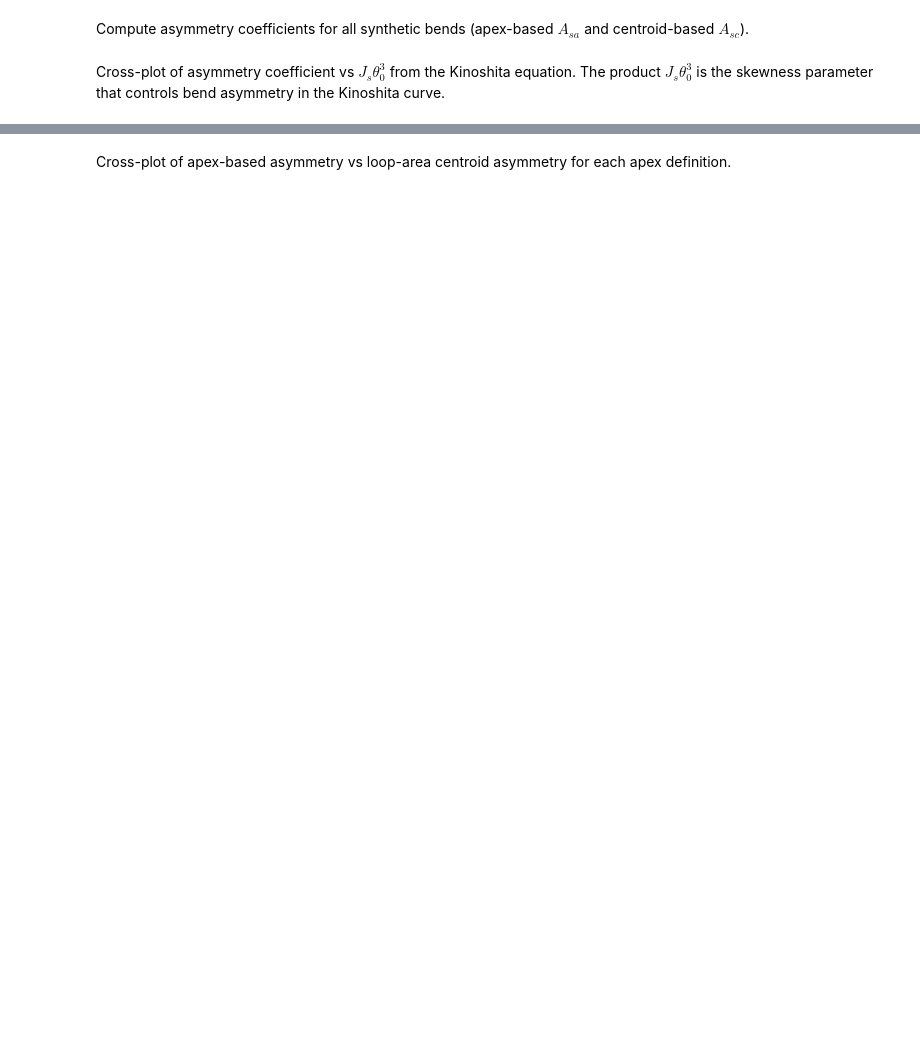
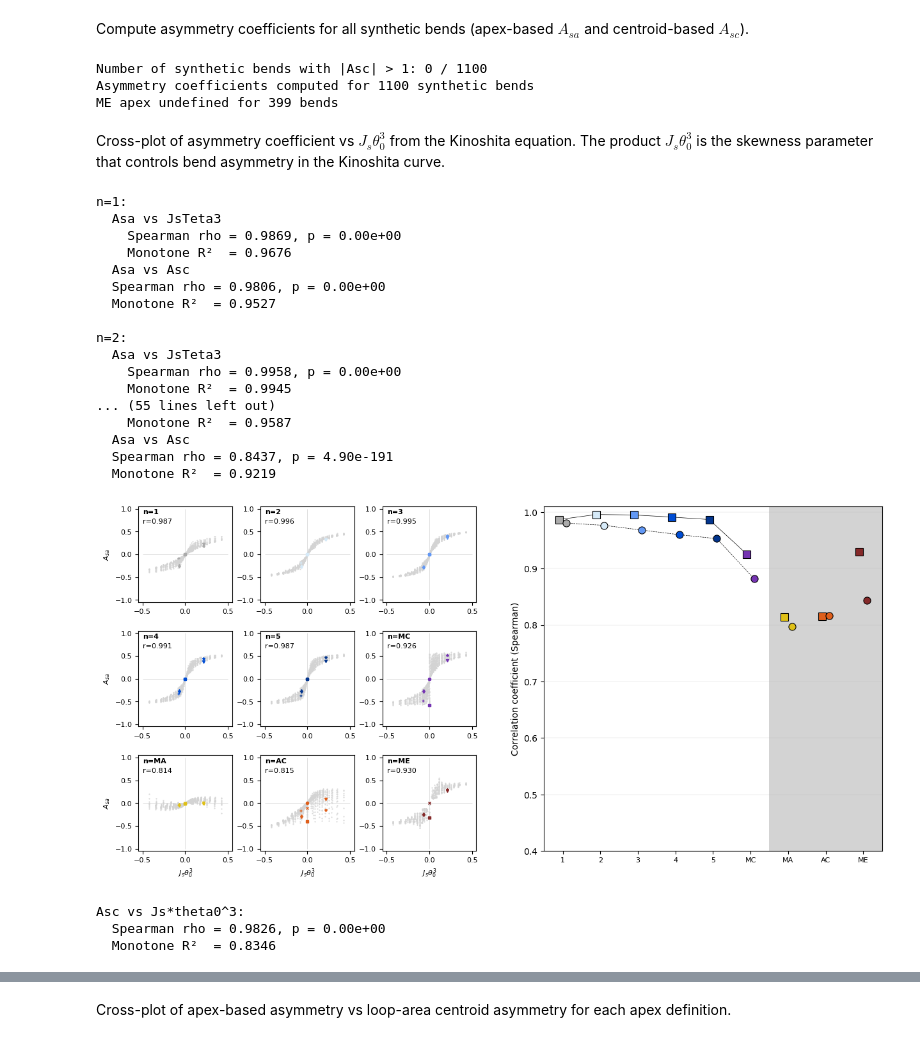
Before and after one commit to martin-lemay/pyBenD, a Jupyter notebook: notebooks/bend_apex_detection.ipynb, the cells around one changed output, grey strips where cells are left out. Saved outputs shown, nothing was run; the diff lists cells and outputs as text; code cells hidden in the pictures; blank space fills up the shorter version.

Commit message:
update bend apex notebook

```diff
--- a/notebooks/bend_apex_detection.ipynb
+++ b/notebooks/bend_apex_detection.ipynb
@@ -279,7 +285,6 @@ def plot_bend_results(coords0, bend_name, df, outer, figure):
     # rotate x,y coordinates
     rot = np.array([[cos, -sin], [sin, cos]])
     coords = np.dot(coords0, rot)
-    coords -= (coords[0] + coords[1]) / 2.0
 
     # get bend points and translate it to get its center at (0,0)
     bend = np.copy(coords[i_inflex1:i_inflex2+1])
@@ -419,6 +462,7 @@ asymmetry_apex_all = np.full((nb_bends, 10), np.nan)
 asymmetry_centroid_all = np.full(nb_bends, np.nan)
 # generate kinoshita bends varying parameters
 bendIndex = 0
+nb_me_undefined = 0
 for teta_max0 in np.linspace(50, 110, nb_TetaMax):
     teta_max = teta_max0 * np.pi / 180.
     for Js in np.linspace(-0.06, 0.06, nb_Js):
@@ -434,6 +478,11 @@ for teta_max0 in np.linspace(50, 110, nb_TetaMax):
 
             # midpoint of chord between inflection points
             pt_center = (bend[0] + bend[-1]) / 2.0
+            # ME is undefined when no point lies beyond the chord half-length
+            # (same criterion as for natural bends): the farthest point would
+            # then be an inflection point
+            extension_valid = (max(geom.distance(pt, pt_center) for pt in bend)
+                               > 0.51 * geom.distance(bend[0], bend[-1]))
 
             # get normalized curvilinear abscissa (abscissa at upstream inflection point s_up=0)
             curv_abs = cpf.compute_cuvilinear_abscissa(bend)
@@ -469,10 +518,15 @@ for teta_max0 in np.linspace(50, 110, nb_TetaMax):
 
             # add max amplitude apex
             lapex_index[6] = int(ampl_max_index)
-            lapex_index[8] = int(ext_max_index)
+            if extension_valid:
+                lapex_index[8] = int(ext_max_index)
+            else:
+                nb_me_undefined += 1
 
             # compute asymmetry for each apex
             for n in range(9):
+                if np.isnan(lapex_index[n]):
+                    continue
                 apex_index = int(lapex_index[n])
                 arc_length_tot = curv_abs_norm[-1] - curv_abs_norm[0]
                 arc_length1 = curv_abs_norm[apex_index] - curv_abs_norm[0]
@@ -489,6 +543,11 @@ mask_valid = ~np.isnan(asymmetry_centroid_all)
 n_asc_gt1 = np.sum(np.abs(asymmetry_centroid_all[mask_valid]) > 1)
 print(f"Number of synthetic bends with |Asc| > 1: {n_asc_gt1} / {mask_valid.sum()}")
 print(f"Asymmetry coefficients computed for {bendIndex} synthetic bends")
+print(f"ME apex undefined for {nb_me_undefined} bends")
+# %% [output]
+Number of synthetic bends with |Asc| > 1: 0 / 1100
+Asymmetry coefficients computed for 1100 synthetic bends
+ME apex undefined for 399 bends
 # %% [markdown]
 Cross-plot of asymmetry coefficient vs $J_s \theta_0^3$ from the Kinoshita equation. The product $J_s \theta_0^3$ is the skewness parameter that controls bend asymmetry in the Kinoshita curve.
 # %%
@@ -549,7 +608,7 @@ for i in range(9):
 
     # Highlight the 8 reference bends
     for j in range(len(bend_coords)):
-        if np.isfinite(df_synth["Asymmetry", n][j]):
+        if np.isfinite(df_synth["Asymmetry", n][j]) and not (n_labels[i] == "ME" and df_synth["Asymmetry", n][j] == -1):
             ax.plot(Js_teta3_ref[j], df_synth["Asymmetry", n][j],
                     marker=bend_markers[j], color=n_colors[i], markersize=3)
 
@@ -563,7 +622,7 @@ for i in range(9):
 
     # Asa vs Js * theta0^3 correlation
     spearman_Asa_Js = spearmanr(Js_teta3_all[mask_i], asymmetry_apex_all[mask_i, i],
-                         nan_policy='omit', alternative='greater')
+                         nan_policy='omit')
     correl_coeff_Asa_Js[i] = spearman_Asa_Js[0]
 
     # Monotone R² via isotonic regression
@@ -571,9 +630,9 @@ for i in range(9):
     y_iso = ir.fit_transform(Js_teta3_all[mask_i], asymmetry_apex_all[mask_i, i])
     r2_monotone_Asa_Js[i] = r2_score(asymmetry_apex_all[mask_i, i], y_iso)
 
-    # Asc vs Js * theta0^3 correlation
+    # Asa vs Asc correlation
     spearman_Asa_Asc = spearmanr(asymmetry_centroid_all[mask_i], asymmetry_apex_all[mask_i, i],
-                                nan_policy='omit', alternative='greater')
+                                nan_policy='omit')
     correl_coeff_Asa_Asc[i] = spearman_Asa_Asc[0]
     # Monotone R² via isotonic regression
     ir = IsotonicRegression(increasing='auto')
@@ -591,29 +650,9 @@ for i in range(9):
     print("  Asa vs JsTeta3")
     print(f"    Spearman rho = {spearman_Asa_Js[0]:.4f}, p = {spearman_Asa_Js[1]:.2e}")
     print(f"    Monotone R²  = {r2_monotone_Asa_Js[i]:.4f}")
-    # For ME: recompute excluding Asa == -1
-    if n_labels[i] == "ME":
-        mask_no_minus1 = mask_i & (asymmetry_apex_all[:, i] != -1)
-        n_excluded = mask_i.sum() - mask_no_minus1.sum()
-        spearman_no_minus1 = spearmanr(
-            Js_teta3_all[mask_no_minus1],
-            asymmetry_apex_all[mask_no_minus1, i])
-        print(f"    ME excluding Asa=-1 ({n_excluded} pts removed):")
-        print(f"      Spearman rho = {spearman_no_minus1[0]:.4f}, "
-                f"p = {spearman_no_minus1[1]:.2e}")
-    print("  Asc vs JsTeta3")
+    print("  Asa vs Asc")
     print(f"  Spearman rho = {spearman_Asa_Asc[0]:.4f}, p = {spearman_Asa_Asc[1]:.2e}")
     print(f"  Monotone R²  = {r2_monotone_Asa_Asc[i]:.4f}")
-    # For ME: recompute excluding Asa == -1
-    if n_labels[i] == "ME":
-        mask_no_minus1 = mask_i & (asymmetry_apex_all[:, i] != -1)
-        n_excluded = mask_i.sum() - mask_no_minus1.sum()
-        spearman_no_minus1 = spearmanr(
-            asymmetry_centroid_all[mask_no_minus1],
-            asymmetry_apex_all[mask_no_minus1, i])
-        print(f"    ME excluding Asa=-1 ({n_excluded} pts removed):")
-        print(f"      Spearman rho = {spearman_no_minus1[0]:.4f}, "
-                f"p = {spearman_no_minus1[1]:.2e}")
     print()
 
 
@@ -659,30 +698,52 @@ ax.plot(Js_teta3_all[mask], asymmetry_centroid_all[mask], 'o',
 for j in range(len(bend_coords)):
     if np.isfinite(asc_ref[j]):
         ax.plot(Js_teta3_ref[j], asc_ref[j],
                 marker=bend_markers[j], color='k', markersize=5,
                 markeredgewidth=0.8)
 
 ax.set_ylim(-1.05, 1.05)
 ax.set_xlabel(r"$J_s \theta_0^3$")
 ax.set_ylabel(r"$A_{sc}$")
 
 spearman_c = spearmanr(Js_teta3_all[mask], asymmetry_centroid_all[mask])
 
 # Monotone R² for centroid asymmetry
 ir_c = IsotonicRegression(increasing='auto')
 y_iso_c = ir_c.fit_transform(Js_teta3_all[mask], asymmetry_centroid_all[mask])
 r2_monotone_c = r2_score(asymmetry_centroid_all[mask], y_iso_c)
 
 ax.text(0.05, 0.92, f"Spearman r = {spearman_c[0]:.3f}", fontsize=9,
         transform=ax.transAxes)
 #ax.text(0.05, 0.85, f"Monotone R² = {r2_monotone_c:.3f}", fontsize=9,
 #        transform=ax.transAxes)
 
 print(f"Asc vs Js*theta0^3:")
 print(f"  Spearman rho = {spearman_c[0]:.4f}, p = {spearman_c[1]:.2e}")
 print(f"  Monotone R²  = {r2_monotone_c:.4f}")
 
 plt.title(r"$A_{sc}$ vs $J_s \theta_0^3$")
 plt.tight_layout()
 plt.savefig(fig_path + "Js_teta3_centroid_asymmetry_synth_bend.svg")
 plt.show()
+# %% [output]
+n=1:
+  Asa vs JsTeta3
+    Spearman rho = 0.9869, p = 0.00e+00
+    Monotone R²  = 0.9676
+  Asa vs Asc
+  Spearman rho = 0.9806, p = 0.00e+00
+  Monotone R²  = 0.9527
+
+n=2:
+  Asa vs JsTeta3
+    Spearman rho = 0.9958, p = 0.00e+00
+    Monotone R²  = 0.9945
+... (55 lines left out)
+    Monotone R²  = 0.9587
+  Asa vs Asc
+  Spearman rho = 0.8437, p = 4.90e-191
+  Monotone R²  = 0.9219
+[figure, added]
+Asc vs Js*theta0^3:
+  Spearman rho = 0.9826, p = 0.00e+00
+  Monotone R²  = 0.8346
```
Also changed, not shown: parts of 30 cells of this notebook.
